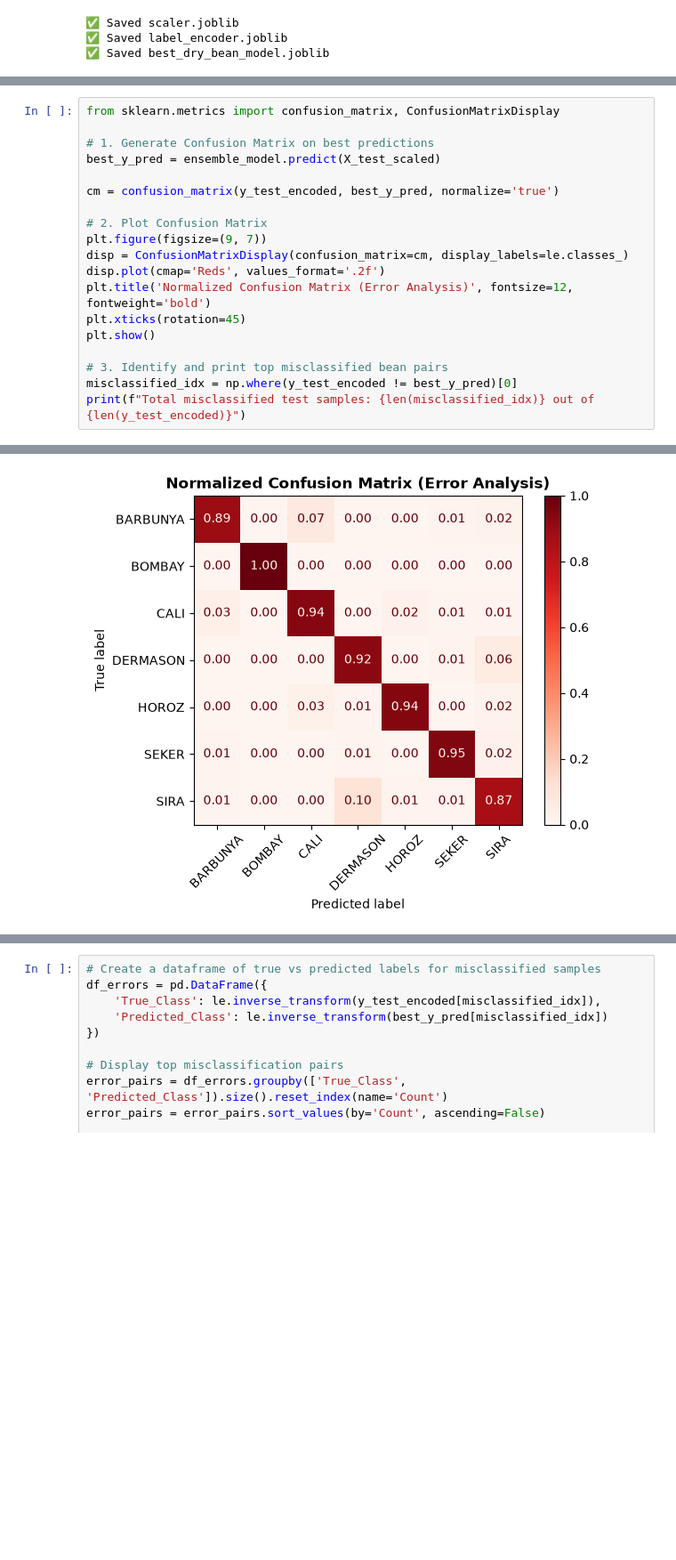
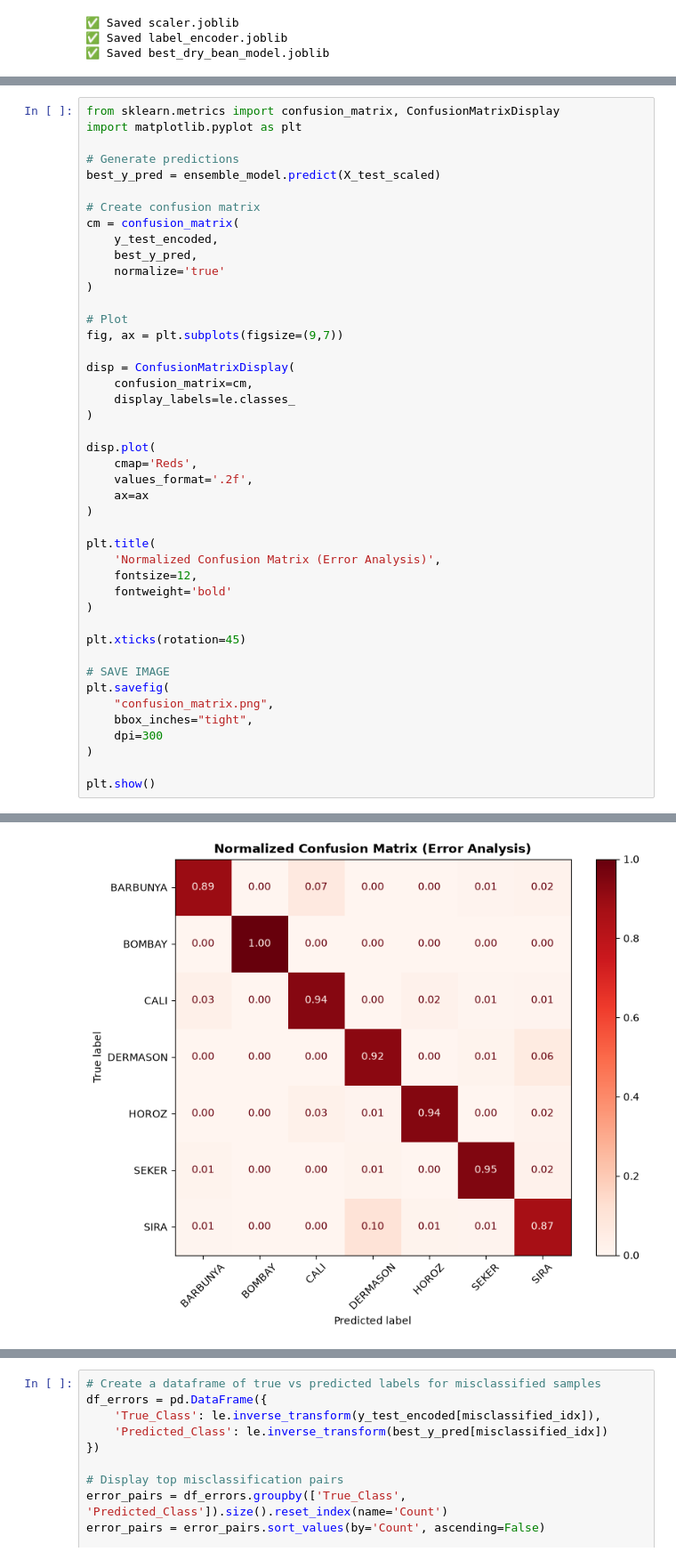
Before and after one commit to karthik21-design/ML_MINI_PROJECT, a Jupyter notebook: ml.ipynb, the cells around one changed output, grey strips where cells are left out. Shown at 89% size. Cells and saved outputs as stored; diff of their text form; blank space fills up the shorter version.

```diff
--- a/ml.ipynb
+++ b/ml.ipynb
@@ -458,21 +506,46 @@ Requirement already satisfied: threadpoolctl>=3.5.0 in C:\Users\Karthik\AppData\
 [figure]
 # %%
 from sklearn.metrics import confusion_matrix, ConfusionMatrixDisplay
+import matplotlib.pyplot as plt
 
-# 1. Generate Confusion Matrix on best predictions
+# Generate predictions
 best_y_pred = ensemble_model.predict(X_test_scaled)
 
-cm = confusion_matrix(y_test_encoded, best_y_pred, normalize='true')
+# Create confusion matrix
+cm = confusion_matrix(
+    y_test_encoded,
+    best_y_pred,
+    normalize='true'
+)
 
-# 2. Plot Confusion Matrix
-plt.figure(figsize=(9, 7))
-disp = ConfusionMatrixDisplay(confusion_matrix=cm, display_labels=le.classes_)
-disp.plot(cmap='Reds', values_format='.2f')
-plt.title('Normalized Confusion Matrix (Error Analysis)', fontsize=12, fontweight='bold')
+# Plot
+fig, ax = plt.subplots(figsize=(9,7))
+
+disp = ConfusionMatrixDisplay(
+    confusion_matrix=cm,
+    display_labels=le.classes_
+)
+
+disp.plot(
+    cmap='Reds',
+    values_format='.2f',
+    ax=ax
+)
+
+plt.title(
+    'Normalized Confusion Matrix (Error Analysis)',
+    fontsize=12,
+    fontweight='bold'
+)
+
 plt.xticks(rotation=45)
+
+# SAVE IMAGE
+plt.savefig(
+    "confusion_matrix.png",
+    bbox_inches="tight",
+    dpi=300
+)
+
 plt.show()
-
-# 3. Identify and print top misclassified bean pairs
-misclassified_idx = np.where(y_test_encoded != best_y_pred)[0]
-print(f"Total misclassified test samples: {len(misclassified_idx)} out of {len(y_test_encoded)}")
 # %% [output]
@@ -480 +552 @@ print(f"Total misclassified test samples: {len(misclassified_idx)} out of {len(y
-[figure, old version]
+[figure, new version]
```
Also changed, not shown: parts of 6 cells of this notebook, 3 other files.
